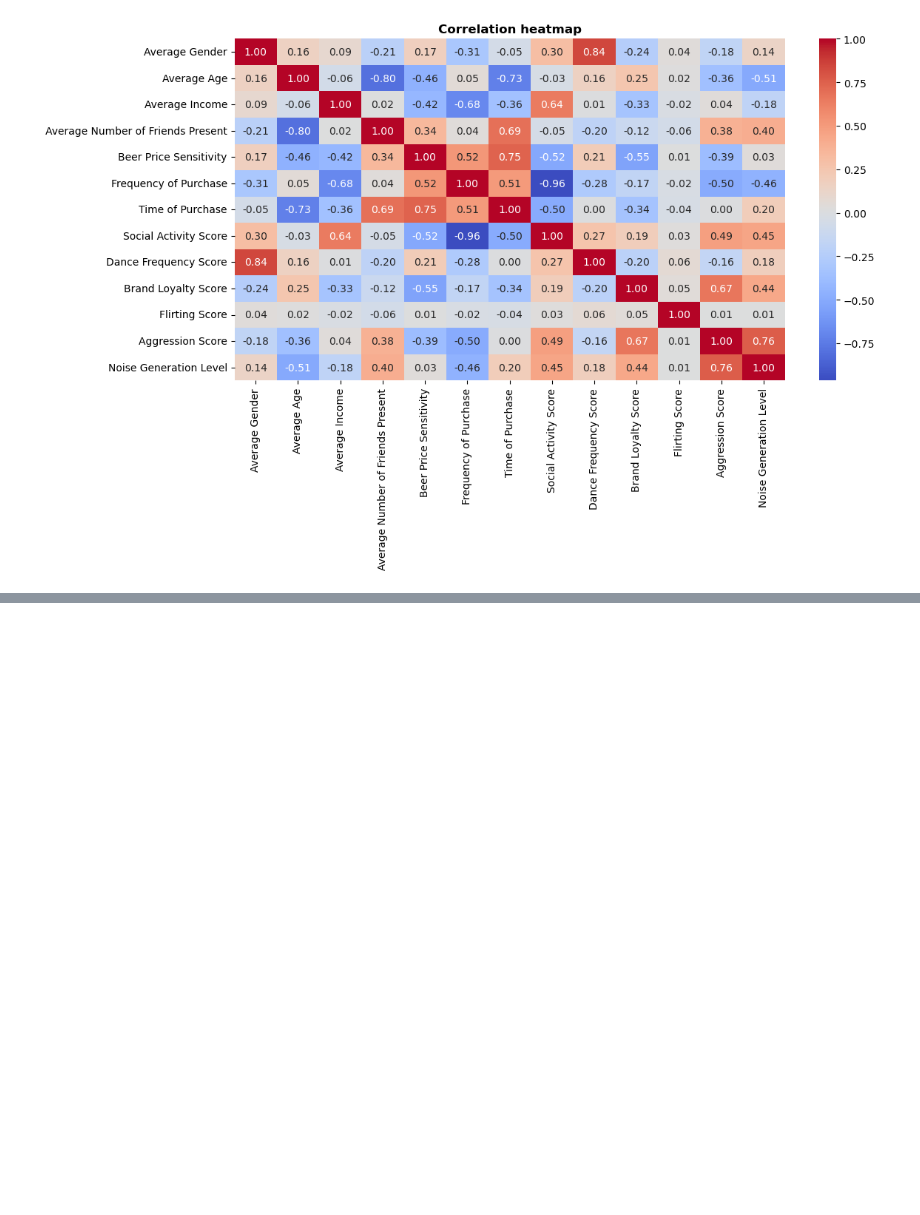
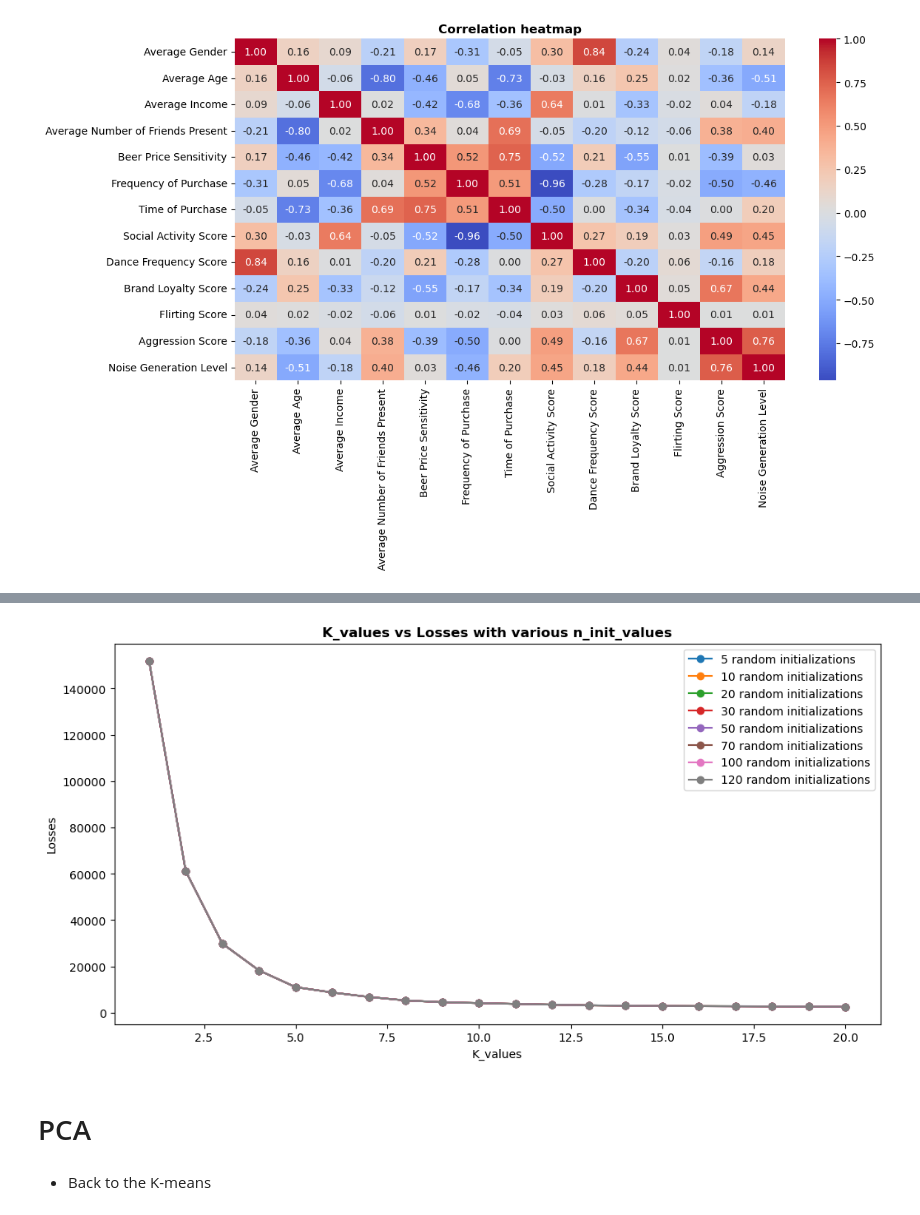
Before and after one commit to kkudzelich/clustering-of-clients, a Jupyter notebook: kaggle5.ipynb, the cells around one changed output, grey strips where cells are left out. Saved outputs shown, nothing was run; the diff lists cells and outputs as text; code cells hidden in the pictures; blank space fills up the shorter version.

```diff
--- a/kaggle5.ipynb
+++ b/kaggle5.ipynb
@@ -99,0 +184,15 @@ plt.show()
+# %%
+# trying different both n_init_values and K_values
+K_values = range(1,21)
+n_init_values = [5, 10, 20, 30, 50, 70, 100, 120]
+
+losses_dict = {n_init: [] for n_init in n_init_values}
+
+for K_value in K_values:
+    for n_init in n_init_values:
+        k_means_model = KMeans(n_clusters=K_value, n_init=n_init, random_state=26).fit(df)
+        loss = - k_means_model.score(df)
+
+        losses_dict[n_init].append(loss)
+
+losses
@@ -99,0 +219,16 @@ plt.show()
+# %%
+# plot the dependence between K_values with different n_init_values and Losses
+plt.figure(figsize=(12,6))
+
+for n_init, losses in losses_dict.items():
+    plt.plot(K_values, losses, marker='o', label=f'{n_init} random initializations')
+
+plt.legend()
+plt.title('K_values vs Losses with various n_init_values', fontweight='bold')
+plt.xlabel('K_values')
+plt.ylabel('Losses')
+plt.show()
+# %% [output]
+[figure, added]
+# %% [markdown]
+# PCA
@@ -99,0 +242,2 @@ plt.show()
+# %% [markdown]
+* Back to the K-means
```
Also changed, not shown: parts of 30 cells of this notebook.
